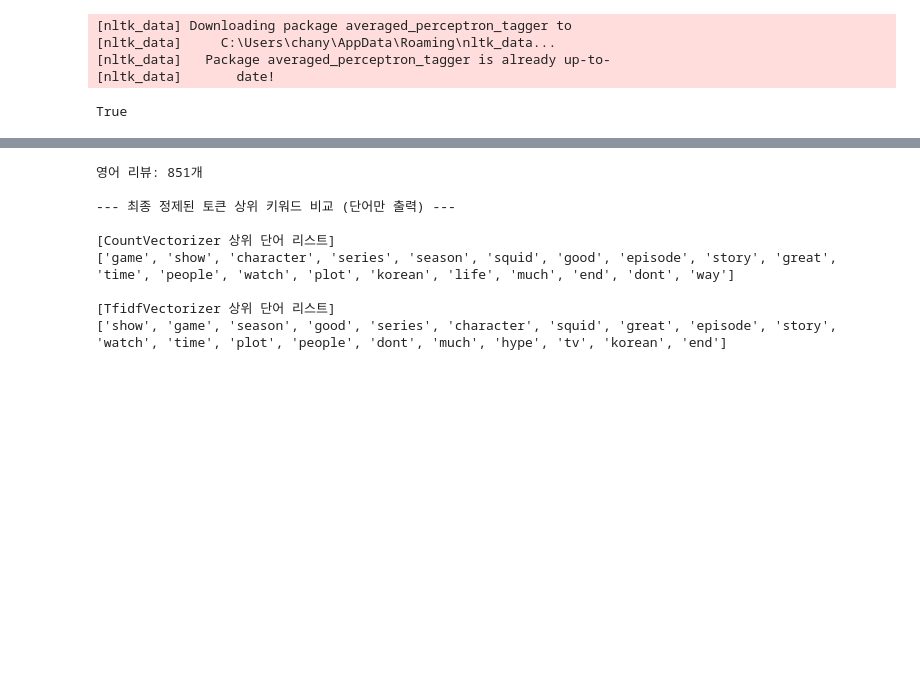
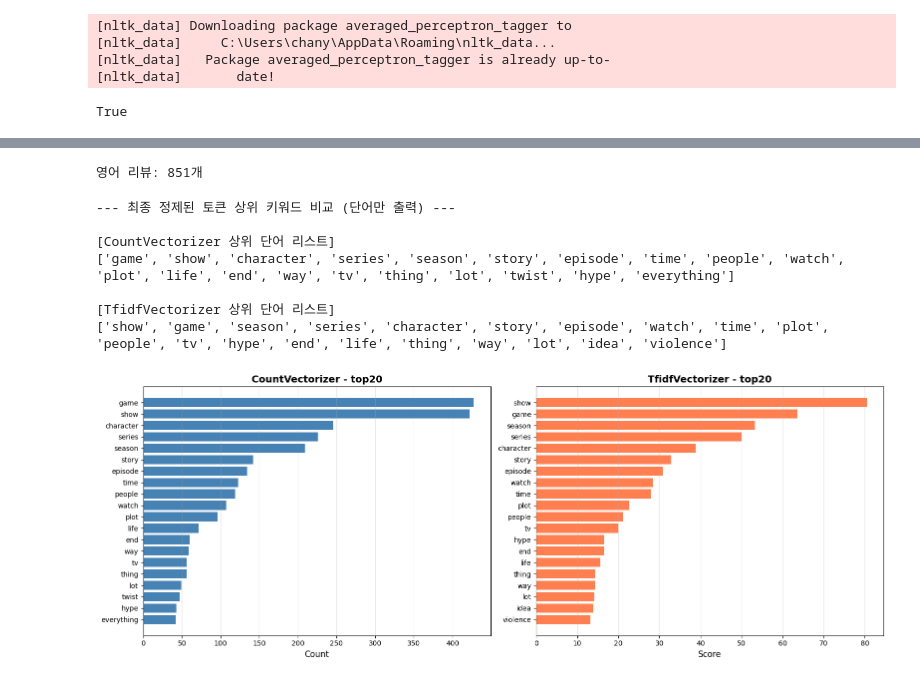
Before and after one commit to sungchan12/colab, a Jupyter notebook: squidGameDataAnaly.ipynb, the cells around one changed output, grey strips where cells are left out. Drawn from its saved outputs; the diff is of its cells as text; code cells hidden in the pictures; blank space fills up the shorter version.

```diff
--- a/squidGameDataAnaly.ipynb
+++ b/squidGameDataAnaly.ipynb
@@ -338,14 +395,15 @@ df_review = df[df['language'] == 'en'].copy()
 print(f"영어 리뷰: {len(df_review)}개")
 
 # Stopwords 설정
-nltk.download('stopwords', quiet=True)
 stop_words = set(stopwords.words('english'))
-extra_stop_words = ['movie', 'netflix', 'film', 'animation', 'movies', 'animated']
+extra_stop_words = ['movie', 'netflix', 'film', 'movies', 'squid',
+                    'animated', 'im', 'ive', 'ill', 'id', 'dont',
+                     'cant', 'wont', 'youre', 'theyre']
 stop_words.update(extra_stop_words)
 
 # 전처리 함수
 lemmatizer = WordNetLemmatizer()
-my_tag_set = {'NN', 'NNS', 'NNP', 'NNPS', 'JJ'}
+my_tag_set = {'NN', 'NNS', 'NNP'}
 
 def preprocess_text(text):
     # 1. 소문자 변환 및 특수문자 제거 (영문자, 숫자, 공백만 유지)
@@ -385,41 +443,64 @@ tfidf = TfidfVectorizer(**vectorizer_config)
 tfidf_matrix = tfidf.fit_transform(df_review['final_tokens'])
 tfidf_top_features = tfidf.get_feature_names_out()
 
 # --- 각 행렬의 단어별 총합을 계산하여 중요도 순으로 정렬하는 함수 ---
 def get_top_n_features(feature_names, matrix, n=20):
     # 각 단어(feature)의 점수를 모두 더합니다.
     sum_features = matrix.sum(axis=0)
 
     # 단어 이름과 점수를 짝지어 DataFrame으로 만듭니다.
     features_df = pd.DataFrame(sum_features, columns=feature_names).T
     features_df.columns = ['score']
 
     # 점수가 높은 순으로 정렬하여 상위 n개를 반환합니다.
     return features_df.sort_values(by='score', ascending=False).head(n)
 
 # --- 5. 결과 출력 (단어 리스트만) ---
 print("\n--- 최종 정제된 토큰 상위 키워드 비교 (단어만 출력) ---")
 
 # CountVectorizer 결과 (단순 빈도 합계 기준)
 cv_top_keywords = get_top_n_features(cv_top_features, cv_matrix)
 print("\n[CountVectorizer 상위 단어 리스트]")
 print(cv_top_keywords.index.tolist()) # .index.tolist() 추가!
 
 
 # TfidfVectorizer 결과 (TF-IDF 점수 합계 기준)
 tfidf_top_keywords = get_top_n_features(tfidf_top_features, tfidf_matrix)
 print("\n[TfidfVectorizer 상위 단어 리스트]")
 print(tfidf_top_keywords.index.tolist()) # .index.tolist() 추가!
+
+fig, (ax1, ax2) = plt.subplots(1, 2, figsize=(16, 6))
+
+# CountVectorizer 막대 그래프
+cv_words = cv_top_keywords.index.tolist()
+cv_scores = cv_top_keywords['score'].tolist()
+
+ax1.barh(cv_words[::-1], cv_scores[::-1], color='steelblue')
+ax1.set_xlabel('Count', fontsize=12)
+ax1.set_title('CountVectorizer - top20', fontsize=14, fontweight='bold')
+ax1.grid(axis='x', alpha=0.3)
+
+# TfidfVectorizer 막대 그래프
+tfidf_words = tfidf_top_keywords.index.tolist()
+tfidf_scores = tfidf_top_keywords['score'].tolist()
+
+ax2.barh(tfidf_words[::-1], tfidf_scores[::-1], color='coral')
+ax2.set_xlabel('Score', fontsize=12)
+ax2.set_title('TfidfVectorizer - top20', fontsize=14, fontweight='bold')
+ax2.grid(axis='x', alpha=0.3)
+
+plt.tight_layout()
+plt.show()
 # %% [output]
 영어 리뷰: 851개
-
---- 최종 정제된 토큰 상위 키워드 비교 (단어만 출력) ---
-
-[CountVectorizer 상위 단어 리스트]
-['game', 'show', 'character', 'series', 'season', 'squid', 'good', 'episode', 'story', 'great', 'time', 'people', 'watch', 'plot', 'korean', 'life', 'much', 'end', 'dont', 'way']
-
-[TfidfVectorizer 상위 단어 리스트]
-['show', 'game', 'season', 'good', 'series', 'character', 'squid', 'great', 'episode', 'story', 'watch', 'time', 'plot', 'people', 'dont', 'much', 'hype', 'tv', 'korean', 'end']
+--- 최종 정제된 토큰 상위 키워드 비교 (단어만 출력) ---
+
+[CountVectorizer 상위 단어 리스트]
+['game', 'show', 'character', 'series', 'season', 'story', 'episode', 'time', 'people', 'watch', 'plot', 'life', 'end', 'way', 'tv', 'thing', 'lot', 'twist', 'hype', 'everything']
+
+[TfidfVectorizer 상위 단어 리스트]
+['show', 'game', 'season', 'series', 'character', 'story', 'episode', 'watch', 'time', 'plot', 'people', 'tv', 'hype', 'end', 'life', 'thing', 'way', 'lot', 'idea', 'violence']
+[figure, added]
 # %%
 import pandas as pd
 import nltk
```
Also changed, not shown: parts of 10 cells of this notebook, 2 other files.
